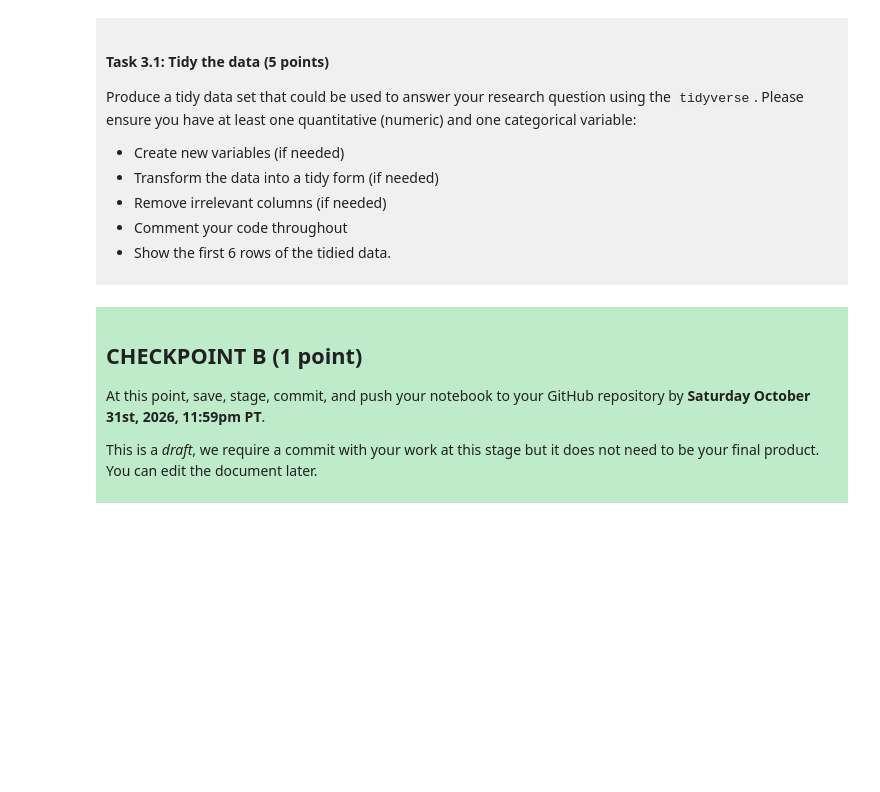
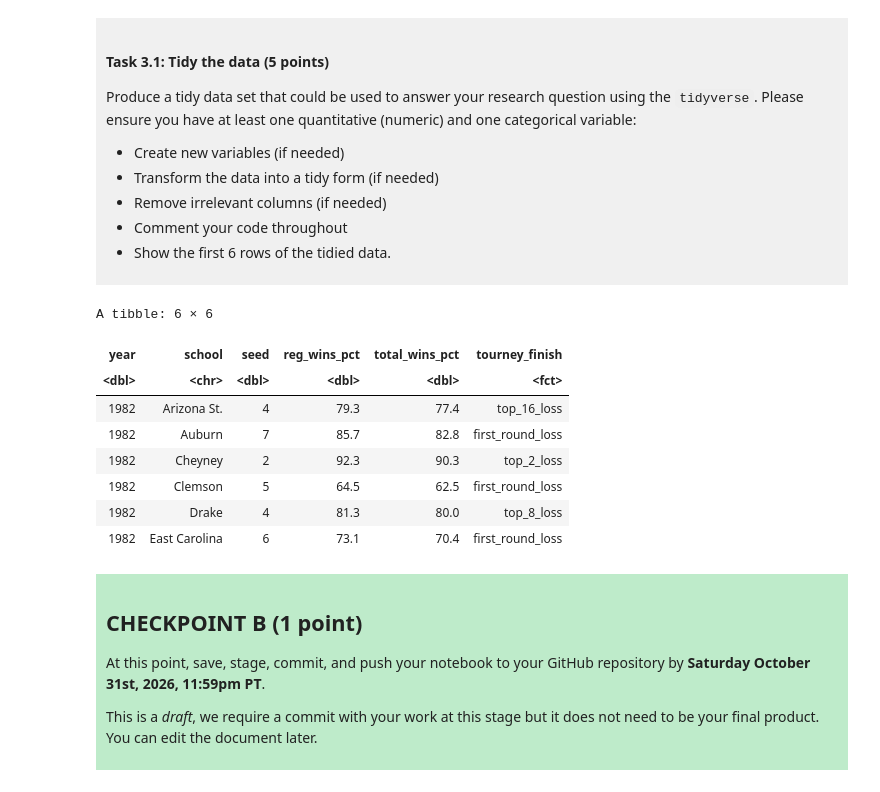
Before and after one commit to MiyaCreeden/dsci-100-project-miya-creeden, a Jupyter notebook: dsci-100-project-notebook.ipynb, the cells around one changed output. Saved outputs shown, nothing was run; the diff lists cells and outputs as text; code cells hidden in the pictures; blank space fills up the shorter version.

Commit message:
checkpoint B: read in + tidied data, created research question

```diff
--- a/dsci-100-project-notebook.ipynb
+++ b/dsci-100-project-notebook.ipynb
@@ -143,9 +143,9 @@ library(tidyverse)
 # %%
 
 url <- "https://raw.githubusercontent.com/diverse-data-hub/diversedata/refs/heads/main/data-clean/womensmarchmadness.csv"
-womens_ncaa_data <- read_csv(url) |>
-head(6)
-womens_ncaa_data
+womens_ncaa_data <- read_csv(url)
+
+head(womens_ncaa_data, 6)
 # %% [output]
 Rows: 2092 Columns: 20
 ── Column specification ────────────────────────────────────────────────────────
@@ -223,7 +223,23 @@ Produce a tidy data set that could be used to answer your research question usin
 
 </div>
 # %%
-### EDIT THIS CODE CELL ###
+tidy_wncaa <- womens_ncaa_data |>
+select(year, school, seed, reg_wins_pct, total_wins_pct, tourney_finish) |>
+filter(!is.na(tourney_finish), !is.na(seed)) |>
+drop_na(seed, reg_wins_pct, total_wins_pct) |>
+mutate(tourney_finish = as_factor(tourney_finish))
+
+head(tidy_wncaa, 6)
+# %% [output]
+A tibble: 6 × 6
+| year | school | seed | reg_wins_pct | total_wins_pct | tourney_finish |
+| <dbl> | <chr> | <dbl> | <dbl> | <dbl> | <fct> |
+| 1982 | Arizona St. | 4 | 79.3 | 77.4 | top_16_loss |
+| 1982 | Auburn | 7 | 85.7 | 82.8 | first_round_loss |
+| 1982 | Cheyney | 2 | 92.3 | 90.3 | top_2_loss |
+| 1982 | Clemson | 5 | 64.5 | 62.5 | first_round_loss |
+| 1982 | Drake | 4 | 81.3 | 80.0 | top_8_loss |
+| 1982 | East Carolina | 6 | 73.1 | 70.4 | first_round_loss |
 # %% [markdown]
 <div style="background-color: #beebca; padding: 10px;">
 
```
Also changed, not shown: parts of 2 cells of this notebook, 1 other file.
